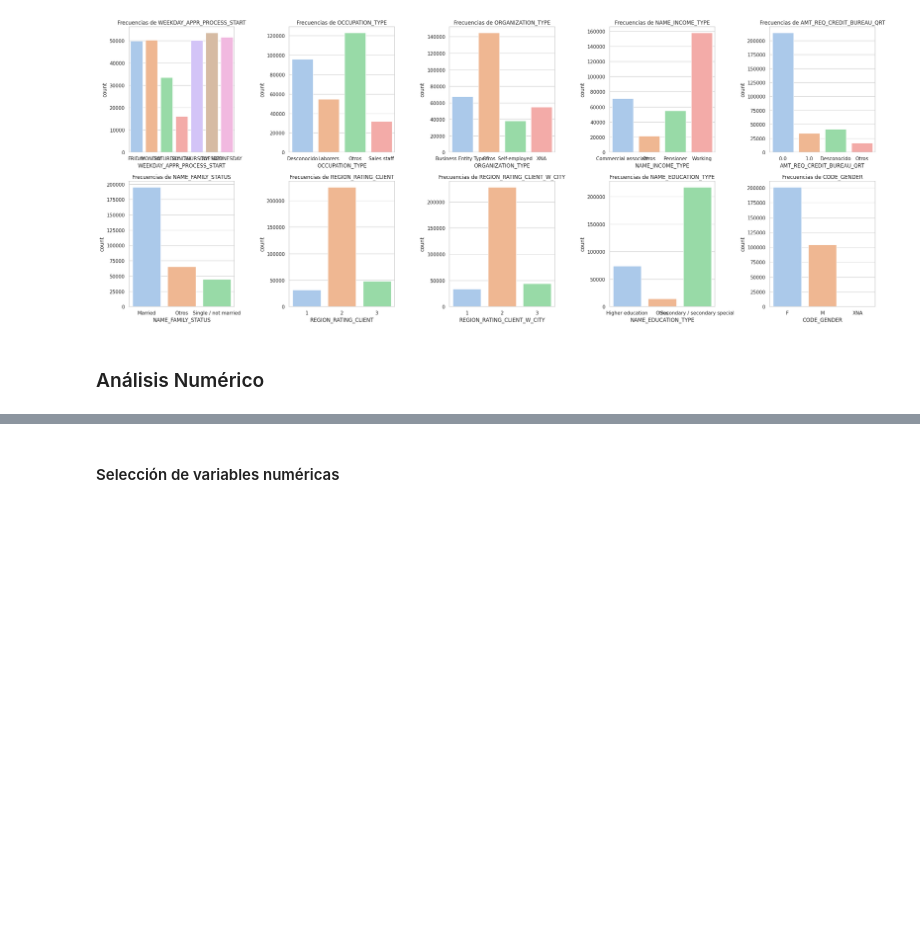
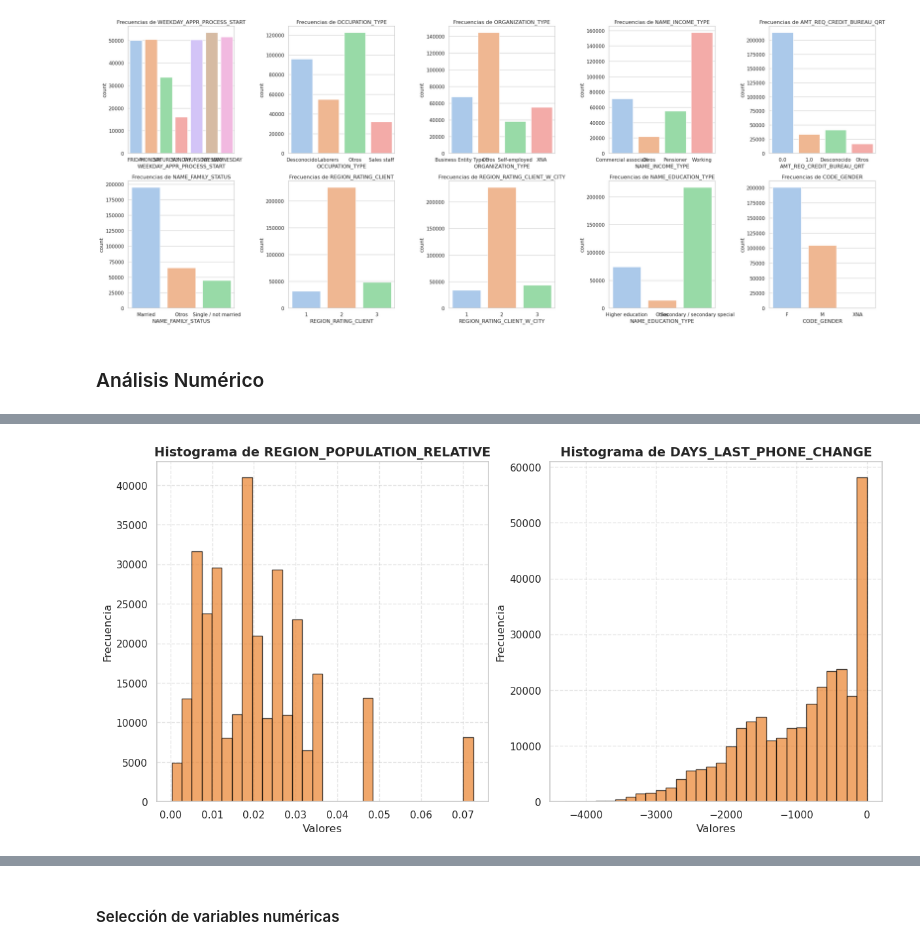
Before and after one commit to lissebas/machine-learning2, a Jupyter notebook: final.ipynb, the cells around one changed output, grey strips where cells are left out. Cells and saved outputs as stored; diff of their text form; code cells hidden in the pictures; blank space fills up the shorter version.

```diff
--- a/final.ipynb
+++ b/final.ipynb
@@ -366,0 +658,19 @@ plt.show()
+# %%
+# Variables: REGION_POPULATION_RELATIVE y DAYS_LAST_PHONE_CHANGE
+variables = ["REGION_POPULATION_RELATIVE", "DAYS_LAST_PHONE_CHANGE"]
+
+# Crear figura y ejes (1 fila, 2 columnas)
+fig, axes = plt.subplots(1, 2, figsize=(12, 6), constrained_layout=True)
+
+# Iterar sobre cada variable y su respectivo eje
+for ax, var in zip(axes, variables):
+    ax.hist(data[var], bins=30, alpha=0.7, edgecolor="black", color="#EA822D")
+    ax.set_title(f"Histograma de {var}", fontsize=14, fontweight="bold")  # Título del gráfico
+    ax.set_xlabel("Valores", fontsize=12)  # Etiqueta eje X
+    ax.set_ylabel("Frecuencia", fontsize=12)  # Etiqueta eje Y
+    ax.grid(True, linestyle="--", alpha=0.5)  # Agregar cuadrícula
+
+# Mostrar la figura
+plt.show()
+# %% [output]
+[figure, added]
```
Also changed, not shown: parts of 55 cells of this notebook.
